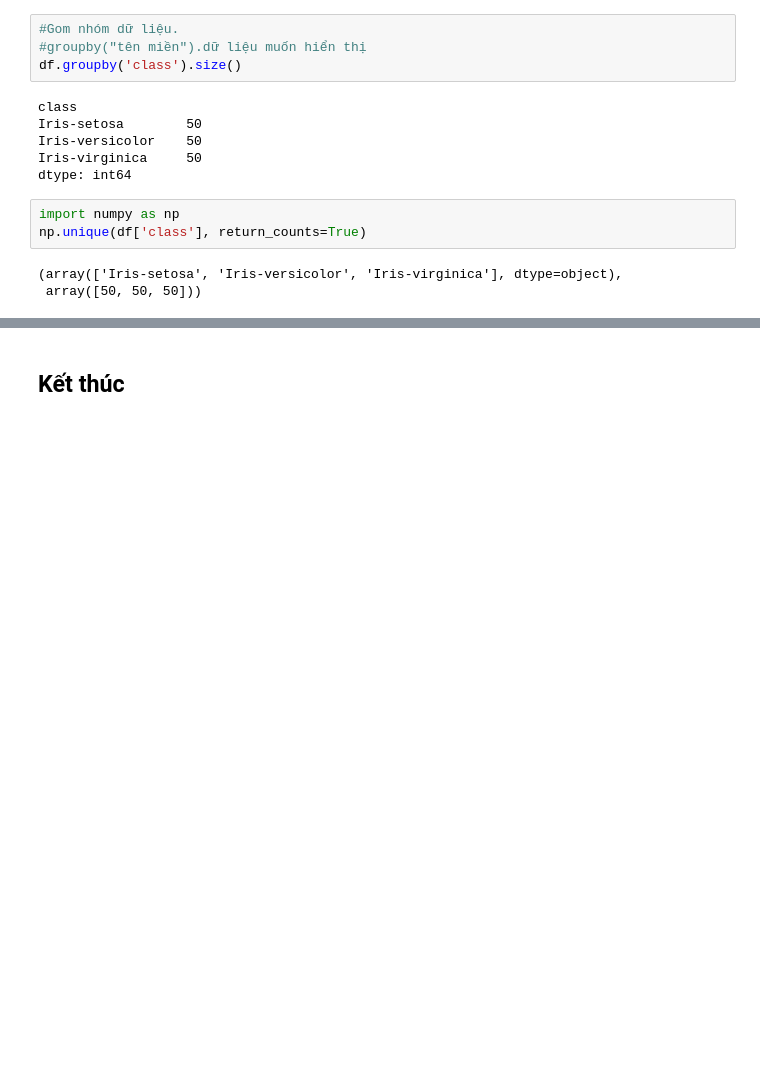
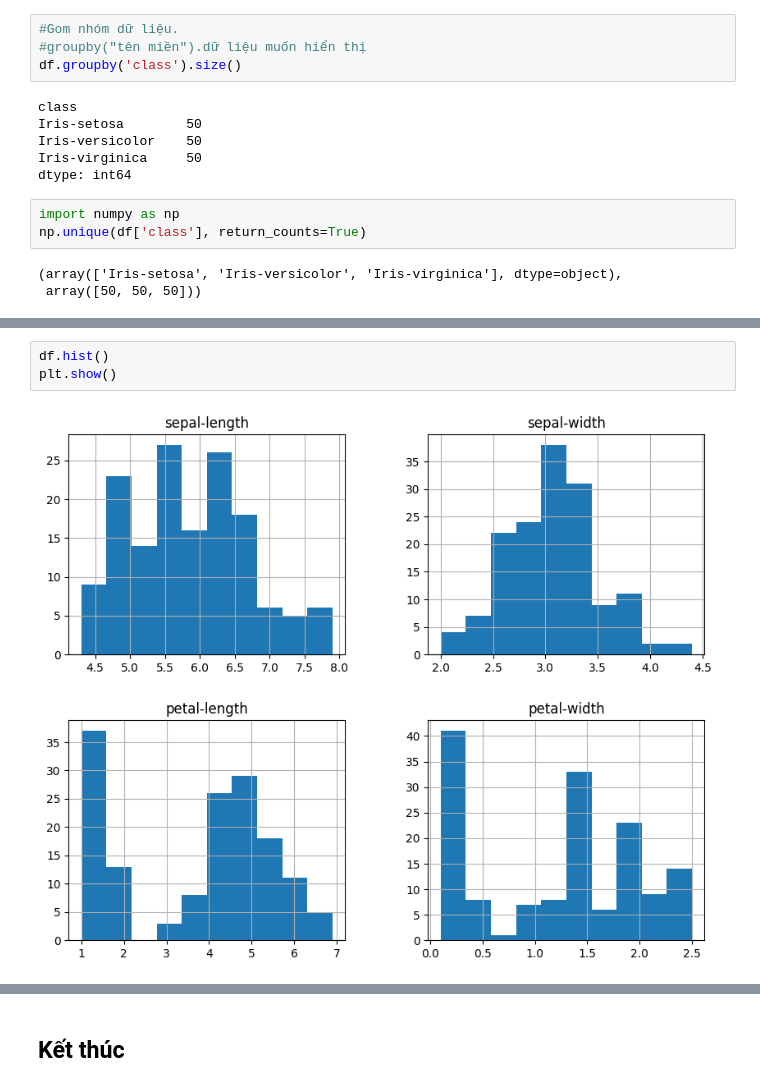
Before and after one commit to huynguyen31231022606-beep/huynguyen261.github.io, a Jupyter notebook: Buoi 03/New practice after class.ipynb, the cells around one changed output, grey strips where cells are left out. Saved outputs shown, nothing was run; the diff lists cells and outputs as text; blank space fills up the shorter version.

```diff
--- a/Buoi 03/New practice after class.ipynb
+++ b/Buoi 03/New practice after class.ipynb
@@ -462,0 +470,5 @@ np.unique(df['class'], return_counts=True)
+# %%
+df.hist()
+plt.show()
+# %% [output]
+[figure, added]
```
Also changed, not shown: parts of 3 cells of this notebook, 1 other file.
